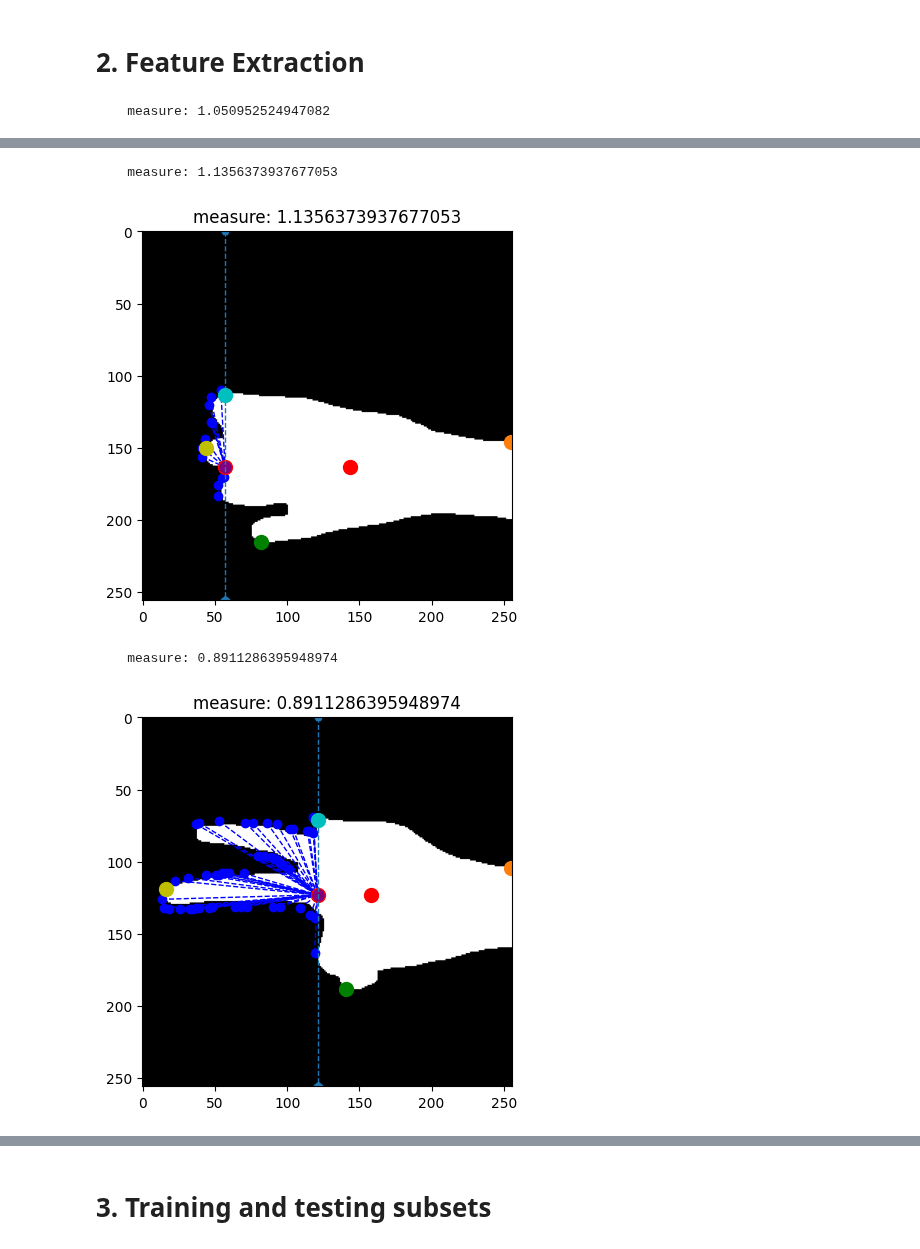
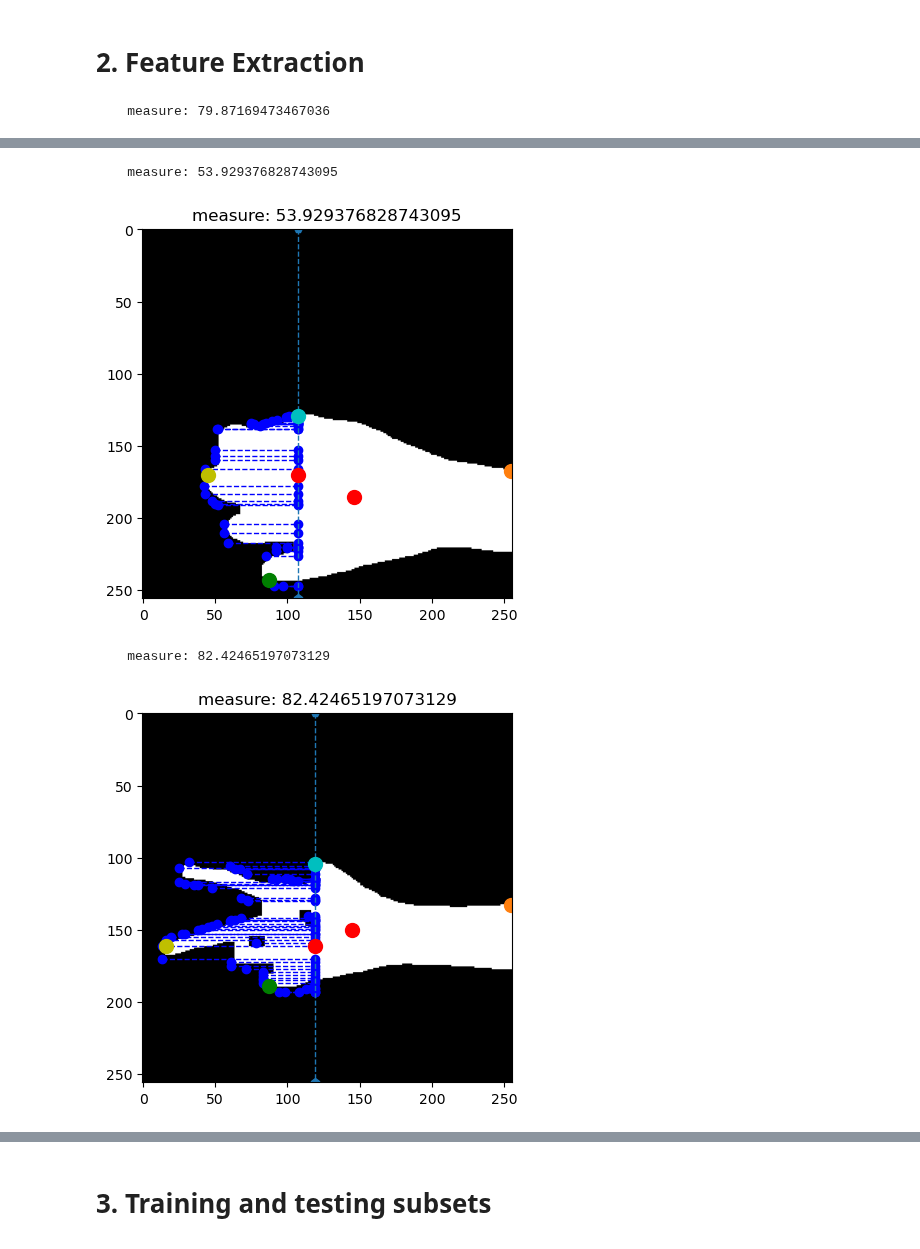
Before and after one commit to pedrozavalat/iic3724-tareas, a Jupyter notebook: T1/T1_PedroPabloZavalaTejos.ipynb, the cells around one changed output, grey strips where cells are left out. Drawn from its saved outputs; the diff is of its cells as text; code cells hidden in the pictures.

```diff
--- a/T1/T1_PedroPabloZavalaTejos.ipynb
+++ b/T1/T1_PedroPabloZavalaTejos.ipynb
@@ -24,10 +24,6 @@ Cargamos los datos
 # %%
 # Funciones para cargar la imagen
 def num2fixstr(x: int, d: int) -> str:
-    """
-    Funcion que retorna un numero x de d digitos
-
-    """
     string = '%0*d' % (d, x)
     return string
 
@@ -39,9 +35,6 @@ def get_image_path(num_class: int, num_img: int, sep='_') -> str:
     return path
 
 def imageload(num_class: int, num_img: int, echo='off') -> str:
-    """
-    Funcion que retorna la ruta de cada imagen
-    """
     path = get_image_path(num_class, num_img)
     if echo == 'on':
       print(f'loading image {path} ...')
@@ -49,9 +42,6 @@ def imageload(num_class: int, num_img: int, echo='off') -> str:
     return img
 
 def plot_image(num_class: int, num_img: int, echo='off') -> str:
-    """
-    Funcion que retorna la imagen num_img de clase num_class
-    """
     img = imageload(num_class, num_img, echo='on')
     plt.imshow(img, cmap='gray')
 # %%
@@ -120,7 +108,7 @@ def get_height_and_width(img):
     return height, width
 
 
-def center_of_mass(img) -> tuple:
+def center_of_mass(img):
     region = get_region(img) # region de la imagen
     region_coords = np.argwhere(region) # coordenadas que pertenecen a la region con valor distinto de 0
 
@@ -139,10 +127,6 @@ def center_of_mass(img) -> tuple:
 
 def euclidean_distance(point1, point2):
     return np.sqrt((point1[0] - point2[0])**2 + (point1[1] - point2[1])**2)
-
-
-def normalize_distance(distances):
-    return distances  / np.max(distances)
 # %%
 def extreme_points(img):
     region_coords = np.argwhere(get_region(img))
@@ -332,34 +311,35 @@ def get_feature_data(img):
 # %%
 for i in range(1, 4):
-  test_image = imageload(i, 36)
-  processed_image = delete_frame(test_image)
-  top, bottom, left, right = extreme_points(processed_image)
-  center = center_of_mass(processed_image)
+    test_image = imageload(i, 13)
+    processed_image = delete_frame(test_image)
+    top, bottom, left, right = extreme_points(processed_image)
+    center = center_of_mass(processed_image)
 
-  expression = get_feature_data(test_image)
-  middle_point = (left[0], center[1])
+    expression = get_feature_data(test_image)
+    middle = (left[0], center[1])
 
-  filtered_points = [point for point, distance in near_points(processed_image)[:1000:10] if point[0] < left[0]]
+    filtered_points = [
+        point for point, distance in near_points(processed_image)[:1000:10]
+        if point[0] < middle[0]
+    ]
 
-  for point in filtered_points:
-      plt.plot([point[0], middle_point[0]],[point[1], middle_point[1]],'bo', linestyle='--', linewidth=1)
+    for point in filtered_points:
+        plt.plot([point[0], middle[0]], [point[1], point[1]], 'bo--', linewidth=1)
 
-  plt.plot(*middle_point, 'ro', markersize=10, markerfacecolor='purple')
-  plt.plot([middle_point[0], middle_point[0]], [0, 255], 'p--', linewidth=1)
 
-  plt.plot(*center, 'ro', markersize=10)
-  plt.plot(*top, 'yo', markersize=10)
-  plt.plot(*left, 'co', markersize=10)
-  plt.plot(*bottom, 'o', markersize=10)
-  plt.plot(*right, 'go', markersize=10)
-  plt.title(f'measure: {expression}')
+    plt.plot([middle[0], middle[0]], [0, 255], 'p--', linewidth=1)
+
+    plt.plot(*(left[0], top[1]), 'ro', markersize=10)
+    plt.plot(*center, 'ro', markersize=10)
+    plt.plot(*top, 'yo', markersize=10)
+    plt.plot(*left, 'co', markersize=10)
+    plt.plot(*bottom, 'o', markersize=10)
+    plt.plot(*right, 'go', markersize=10)
+    plt.title(f'measure: {expression}')
 
 
 
-  #plt.plot([0, 255], [center[1], center[1]], color='blue', linestyle='-', linewidth=3)
-
-  plt.imshow(rotate_and_flip(test_image), cmap='gray')
-  # plt.imshow(test_image, cmap='gray')
-  plt.show()
+    plt.imshow(rotate_and_flip(test_image), cmap='gray')
+    plt.show()
 # %% [output]
-    measure: 1.050952524947082
+    measure: 79.87169473467036
@@ -367,7 +347,7 @@ for i in range(1, 4):
-    measure: 1.1356373937677053
+    measure: 53.929376828743095
-[figure, old version]
+[figure, new version]
-    measure: 0.8911286395948974
+    measure: 82.42465197073129
-[figure, old version]
+[figure, new version]
 # %%
 K = 3 # Cantidad de clases
 N = 50 # Numero de muestras por clases
```
Also changed, not shown: parts of 15 cells of this notebook.
